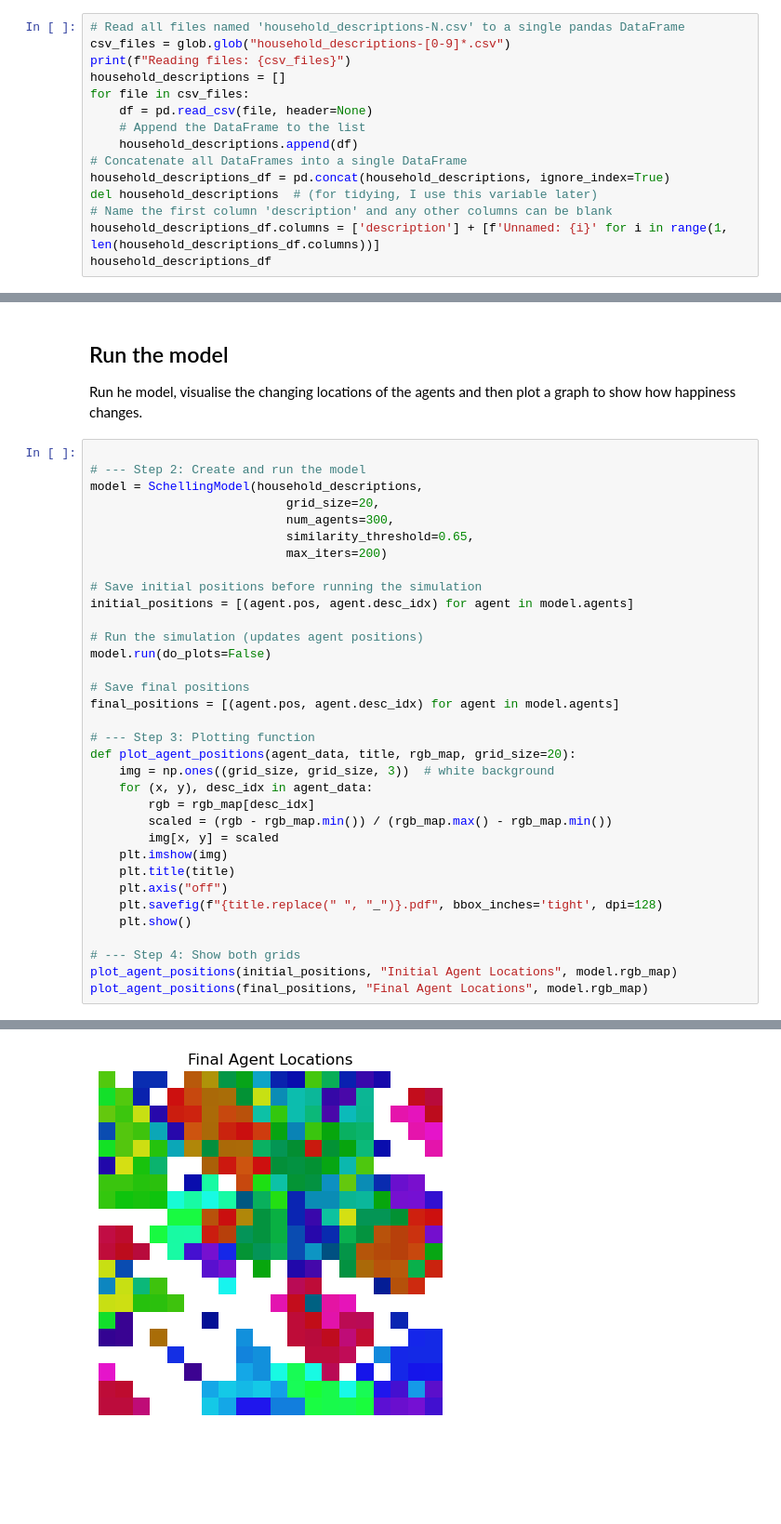
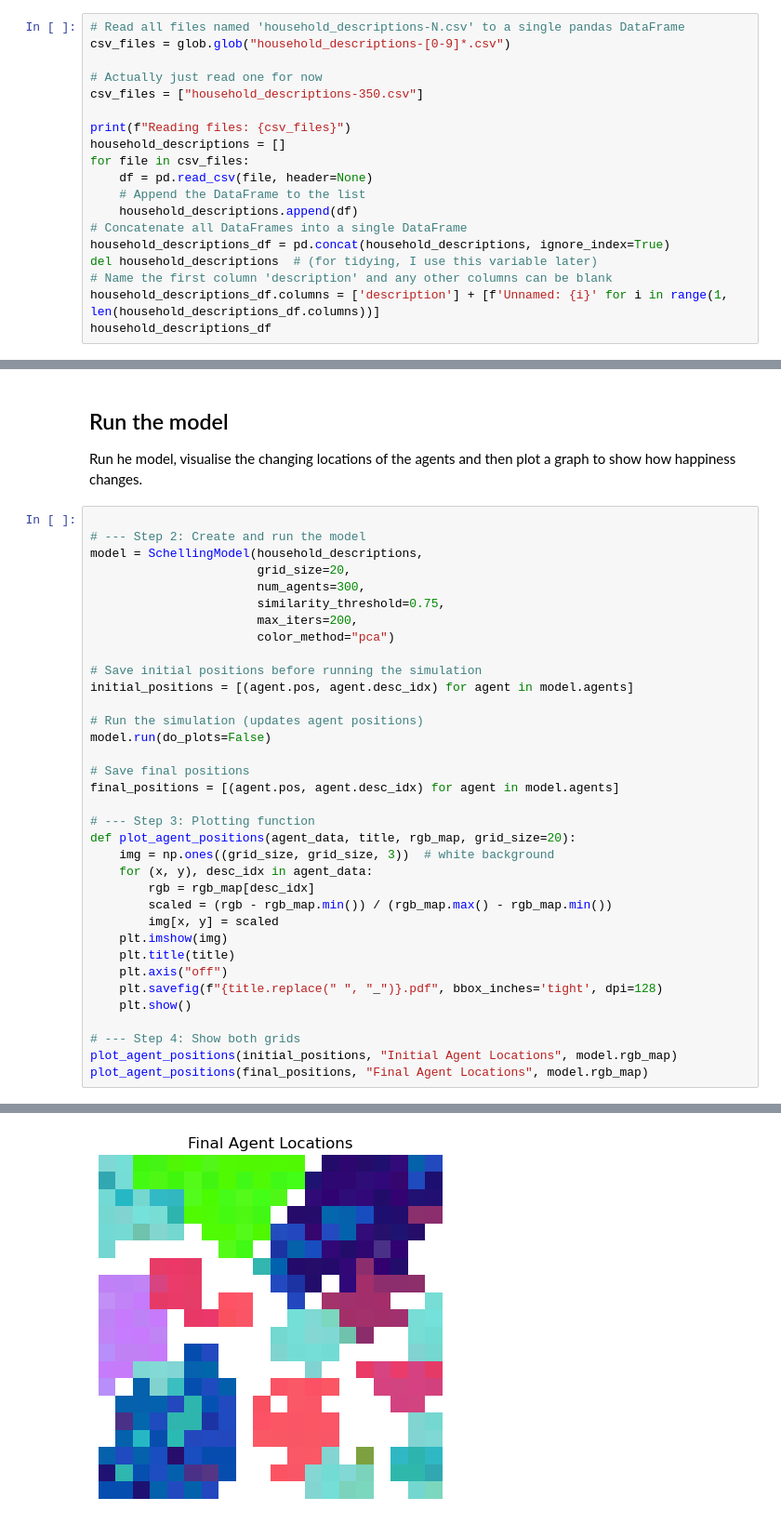
Before and after one commit to nickmalleson/playground, a Jupyter notebook: llm/schelling_embeddings/schelling_embeddings.ipynb, the cells around one changed output, grey strips where cells are left out. Shown at 93% size. Saved outputs shown, nothing was run; the diff lists cells and outputs as text; blank space fills up the shorter version.

```diff
--- a/llm/schelling_embeddings/schelling_embeddings.ipynb
+++ b/llm/schelling_embeddings/schelling_embeddings.ipynb
@@ -118,6 +119,10 @@ Read a few hundred household descriptions produced by [create_household_descript
 # %%
 # Read all files named 'household_descriptions-N.csv' to a single pandas DataFrame
 csv_files = glob.glob("household_descriptions-[0-9]*.csv")
+
+# Actually just read one for now
+csv_files = ["household_descriptions-350.csv"]
+
 print(f"Reading files: {csv_files}")
 household_descriptions = []
 for file in csv_files:
@@ -227,10 +234,11 @@ Run he model, visualise the changing locations of the agents and then plot a gra
 
 # --- Step 2: Create and run the model
 model = SchellingModel(household_descriptions,
-                           grid_size=20,
-                           num_agents=300,
-                           similarity_threshold=0.65,
-                           max_iters=200)
+                       grid_size=20,
+                       num_agents=300,
+                       similarity_threshold=0.75,
+                       max_iters=200,
+                       color_method="pca")
 
 # Save initial positions before running the simulation
 initial_positions = [(agent.pos, agent.desc_idx) for agent in model.agents]
@@ -279,4 +287,4 @@ Iteration 199: 289 happy agents
-[figure, old version]
+[figure, new version]
 # %%
 # Plot the happiness graph too
 fig = model.plot_happiness(return_fig=True)
```
Also changed, not shown: parts of 7 cells of this notebook, 4 other files.
